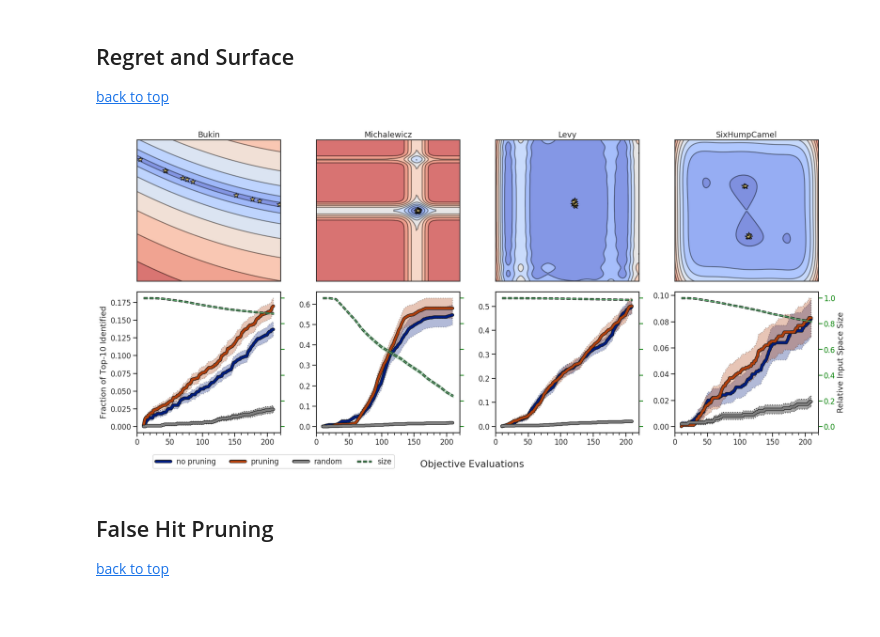
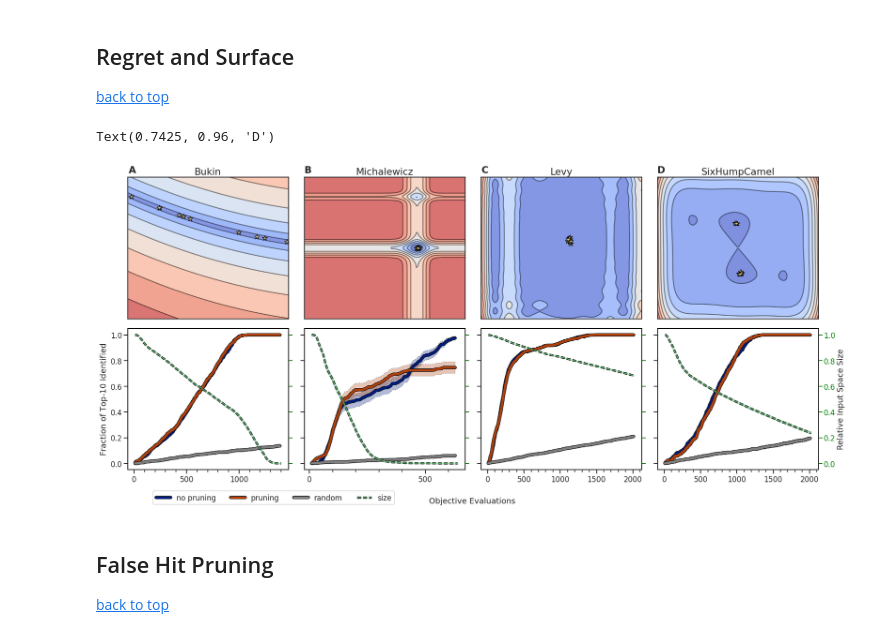
Before and after one commit to coleygroup/dsp, a Jupyter notebook: notebooks/figs.ipynb, the cells around one changed output. Cells and saved outputs as stored; diff of their text form; code cells hidden in the pictures.

```diff
--- a/notebooks/figs.ipynb
+++ b/notebooks/figs.ipynb
@@ -289,28 +260,28 @@ def plot_size_H(ax, H, q: int, T: int):
 
     return ax
 # %%
-runs_dir = Path.home() / "active-projects/boip/runs/10000-10+20x10-new"
-npzdirs = list(runs_dir.iterdir())
+# npzdirs = [
+#     Path('/home/degraff/active-projects/boip/runs/10000-10+20x10-new/bukin'),
+#     Path('/home/degraff/active-projects/boip/runs/10000-10+20x10-new/michalewicz'),
+#     Path('/home/degraff/active-projects/boip/runs/10000-10+20x10-new/levy'),
+#     Path('/home/degraff/active-projects/boip/runs/10000-10+20x10-new/camel')
+# ]
 
 npzdirs = [
-    Path('/home/degraff/active-projects/boip/runs/10000-10+20x10-new/bukin'),
-    Path('/home/degraff/active-projects/boip/runs/10000-10+20x10-new/michalewicz'),
-    Path('/home/degraff/active-projects/boip/runs/10000-10+20x10-new/levy'),
-    Path('/home/degraff/active-projects/boip/runs/10000-10+20x10-new/camel')
+    # Path('/home/degraff/active-projects/boip/runs/10000-10+200x10-multi/beale'),
+    # Path('/home/degraff/active-projects/boip/runs/10000-10+200x10-multi/branin'),
+    Path('/home/degraff/active-projects/boip/runs/10000-10+200x10-multi/bukin'),
+    # Path('/home/degraff/active-projects/boip/runs/10000-10+200x10-multi/drop-wave'),
+    Path('/home/degraff/active-projects/boip/runs/10000-10+200x10-multi/michalewicz'),
+    Path('/home/degraff/active-projects/boip/runs/10000-10+200x10-multi/levy'),
+    Path('/home/degraff/active-projects/boip/runs/10000-10+200x10-multi/camel')
 ]
-
-# npzdirs = [
-#     Path('/home/degraff/active-projects/boip/runs/10000-10+200x10-multi/bukin'),
-#     Path('/home/degraff/active-projects/boip/runs/10000-10+200x10-multi/michalewicz'),
-#     Path('/home/degraff/active-projects/boip/runs/10000-10+200x10-multi/levy'),
-#     Path('/home/degraff/active-projects/boip/runs/10000-10+200x10-multi/camel')
-# ]
 
 objs = [boip.objectives.build_objective(p.stem) for p in npzdirs]
 n = 10
 k = 10
 q = 10
-T = 20
+T = 200
 
 sns.set_palette(sns.color_palette("dark"))
 fig, axs = plt.subplots(2, len(objs), figsize=(6 * len(objs), 11))
@@ -321,48 +292,62 @@ for i, (obj, npzdir) in enumerate(zip(objs, npzdirs)):
 
     X_npz = np.load(f"{npzdir}/X.npz")
     Y_npz = np.load(f"{npzdir}/Y.npz")
+    Y_full = Y_npz["FULL"]
+    Y_prune = Y_npz["PRUNE"]
     H = np.load(f"{npzdir}/H.npz")["PRUNE"]
-
-    Xs = [X_npz[k] for k in X_npz]
-    Ys = [Y_npz[k] for k in Y_npz]
 
     y_all = obj(choices).numpy()
     optimal_idxs = np.argpartition(y_all, -k)[-k:]
     optimal_choices = choices[optimal_idxs]
     optima = y_all[optimal_idxs]
 
-    plot_surface(axs[0][i], obj, Xs, optimal_choices)
+    plot_surface(axs[0][i], obj, optimal_choices)
 
-    ax1 = plot_IR(axs[1][i], Ys, n, optima, ["no pruning", "pruning"], obj, choices, k)
+    ax1 = plot_IR(axs[1][i], Y_full, Y_prune, n, optima, obj, choices, k)
+
     ax2 = ax1.twinx()
-    ax2 = plot_size_H(ax2, H[:,:,1], q, T)
+    ax2 = plot_size_H(ax2, H, q, Y_prune.shape[1] // q)
     axs_2.append(ax2)
 
-    ax1.xaxis.set_minor_locator(MultipleLocator(10))
+    ax1.xaxis.set_major_locator(MultipleLocator(500))
+    ax1.xaxis.set_minor_locator(MultipleLocator(100))
     ax1.tick_params(axis="x", which="both", direction="out", bottom=True)
+
+for ax1 in axs[1][1:]:
+    ax1.sharey(axs[1][0])
+    ax1.tick_params('y', labelleft=False)
 
 for ax2 in axs_2[:-1]:
     ax2.sharey(axs_2[-1])
     ax2.tick_params('y', labelright=False, colors='green')
-axs_2[-1].set_ylim(top=1.05, bottom=-0.05)
+
+axs[1][0].set_ylim(-0.05,1.05)
+axs_2[-1].set_ylim(-0.05, 1.05)
+
 axs_2[-1].tick_params('y', colors='green')
 
 handles1, labels1 = ax1.get_legend_handles_labels()
 handles2, labels2 = ax2.get_legend_handles_labels()
 fig.legend(
     [*handles1, *handles2],
     [*labels1, *labels2],
     ncol=4,
     bbox_to_anchor=(0.24, 0),
     loc="lower center",
 )
 
-fig.supxlabel("Objective Evaluations")
+fig.supxlabel("Objective Evaluations", fontsize=18)
 axs[1][0].set_ylabel(r"Fraction of Top-$10$ Identified")
 axs_2[-1].set_ylabel("Relative Input Space Size")
 
 fig.tight_layout()
-fig.subplots_adjust(wspace=0.25, hspace=0.075)
+fig.subplots_adjust(wspace=0.1, hspace=0.07)
+
+fig.text(0.05, 0.96, "A", size="large", weight="bold")
+fig.text(0.28, 0.96, "B", size="large", weight="bold")
+fig.text(0.512, 0.96, "C", size="large", weight="bold")
+fig.text(0.7425, 0.96, "D", size="large", weight="bold")
 # %% [output]
+Text(0.7425, 0.96, 'D')
-[figure, old version]
+[figure, new version]
 # %%
```
Also changed, not shown: parts of 8 cells of this notebook.
